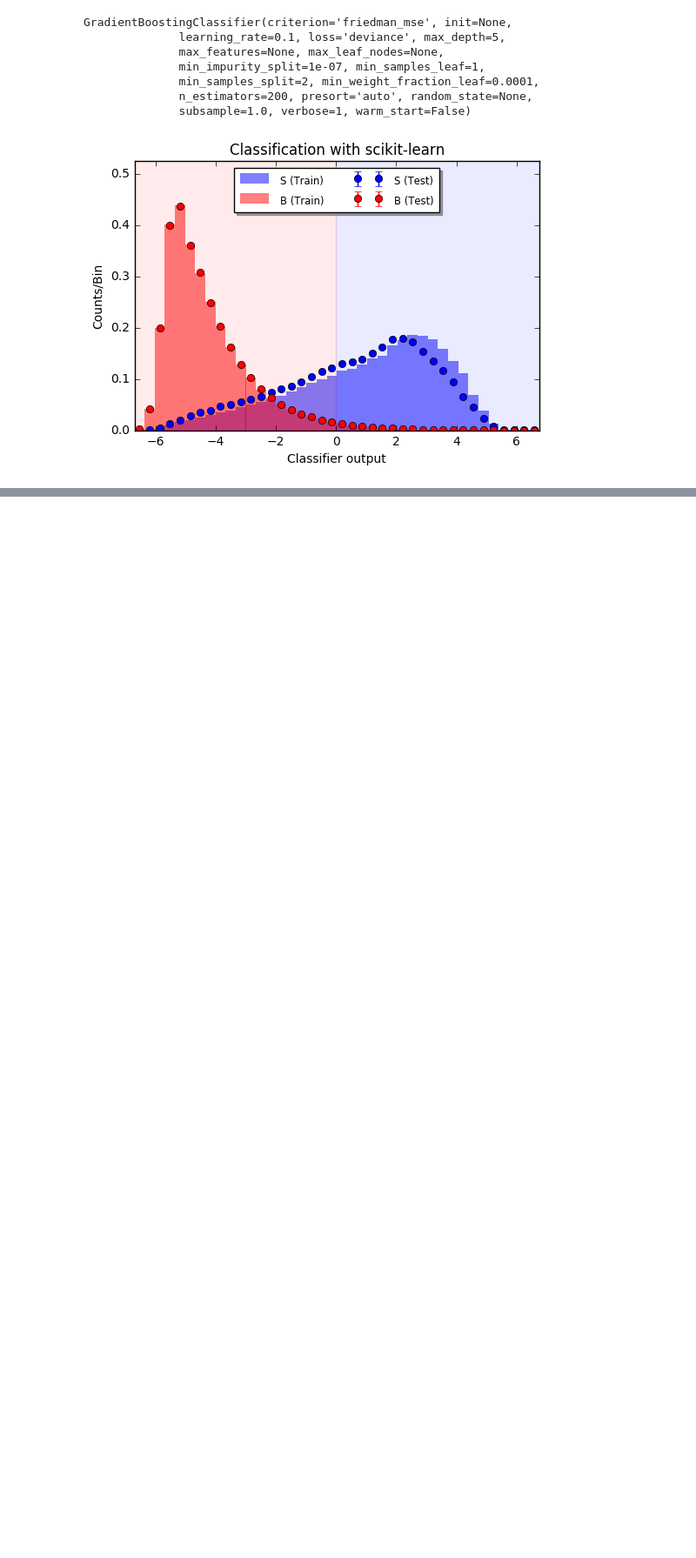
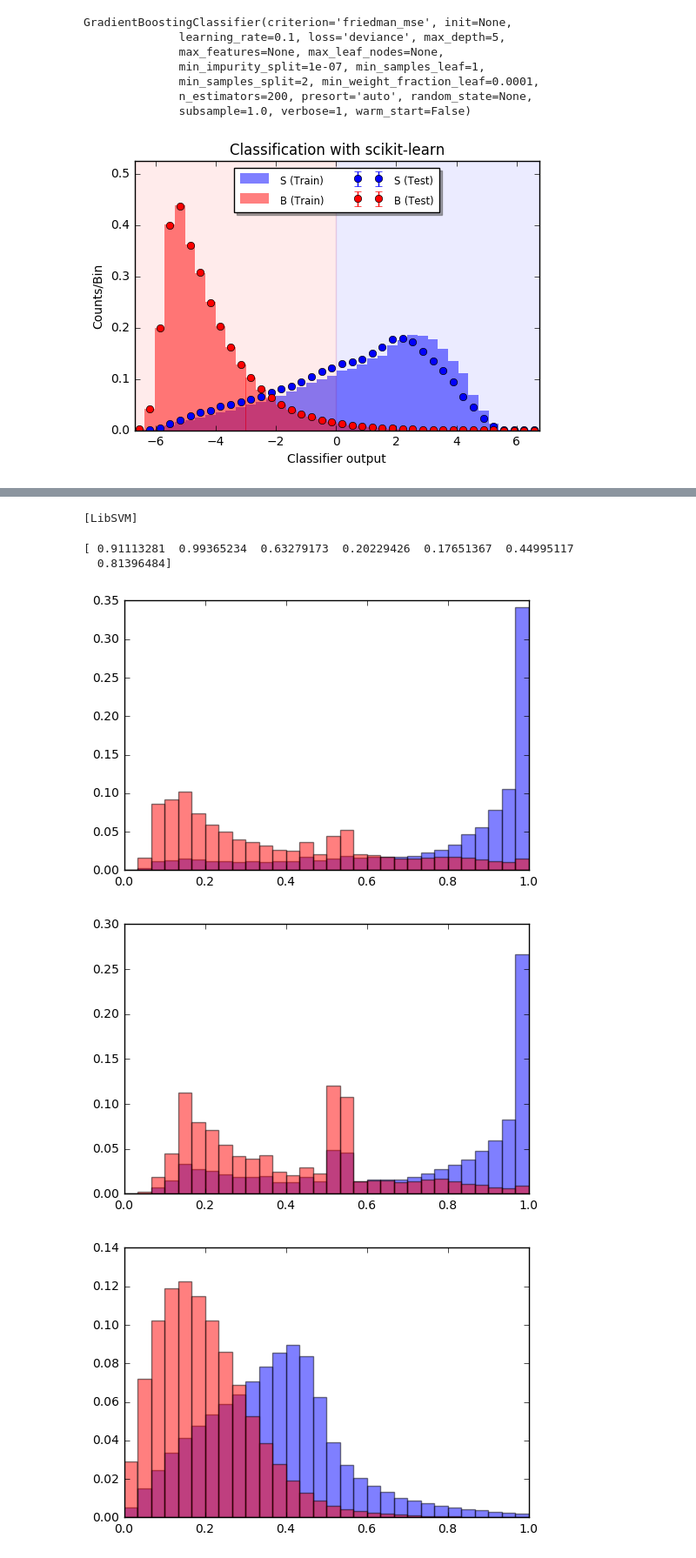
Before and after one commit to michelif/HHbbgg_ETH, a Jupyter notebook: Training/notebooks/trainMVAHHbbgg.ipynb, the cells around one changed output, grey strips where cells are left out. Shown: that part at 87% size. Saved outputs shown, nothing was run; the diff lists cells and outputs as text; code cells hidden in the pictures; blank space fills up the shorter version.

```diff
--- a/Training/notebooks/trainMVAHHbbgg.ipynb
+++ b/Training/notebooks/trainMVAHHbbgg.ipynb
@@ -171,6 +175,6 @@ print Y_pred_sig_test
 # %%
 from sklearn.svm import SVC
-clf =  SVC(C = 1.0, kernel = 'rbf',tol=0.01,gamma=0.005, verbose=1)
+clf =  SVC(kernel = 'rbf',tol=0.01, verbose=1)
 clf.fit(X_total_train,y_total_train)
 X_sig_train = utils.preprocessing.get_training_sample(pd.DataFrame(X_sig))
 X_bkg_train = utils.preprocessing.get_training_sample(pd.DataFrame(X_bkg))
@@ -186,3 +190,41 @@ Y_pred_bkg_test = clf.decision_function(X_bkg_test).ravel()
 utils.plotting.plot_classifier_output(clf,X_sig_train,X_bkg_train,X_sig_test,X_bkg_test)
 
 plt.show()
+# %% [output]
+[LibSVM]
+# %%
+####cell to test methods
+
+utils.preprocessing.adjust_and_compress(signal_df).to_hdf('/tmp/micheli/signal.hd5','sig',compression=9,complib='bzip2',mode='w')
+utils.preprocessing.adjust_and_compress(background_df).to_hdf('/tmp/micheli/background.hd5','bkg',compression=9,complib='bzip2',mode='w')
+
+utils.preprocessing.define_process_weight(signal_df,1,1)
+utils.preprocessing.define_process_weight(background_df,0,1)
+
+y_sig = signal_df[['proc']]
+y_bkg = background_df[['proc']]
+y_total_train = utils.preprocessing.get_total_training_sample(y_sig,y_bkg).ravel()
+
+
+X_sig= np.concatenate([signal_df[['leadingJet_bDis','subleadingJet_bDis']],
+                             np.divide(signal_df[['diphotonCandidate.Pt()']],signal_df[['diHiggsCandidate.M()']]),
+                             np.divide(signal_df[['dijetCandidate.Pt()']],signal_df[['diHiggsCandidate.M()']]),
+                             np.absolute(signal_df[['CosThetaStar_CS']]),
+                             np.absolute(signal_df[['CosTheta_bb']]),
+                             np.absolute(signal_df[['CosTheta_gg']])],
+                             axis=1)
+
+X_bkg = np.concatenate([background_df[['leadingJet_bDis','subleadingJet_bDis']],
+                             np.divide(background_df[['diphotonCandidate.Pt()']],background_df[['diHiggsCandidate.M()']]),
+                             np.divide(background_df[['dijetCandidate.Pt()']],background_df[['diHiggsCandidate.M()']]),
+                             np.absolute(background_df[['CosThetaStar_CS']]),
+                             np.absolute(background_df[['CosTheta_bb']]),
+                             np.absolute(background_df[['CosTheta_gg']])],
+                             axis=1)
+
+X_total_train = utils.preprocessing.get_total_training_sample(pd.DataFrame(X_sig),pd.DataFrame(X_bkg))
+
+print X_total_train
+# %% [output]
+[ 0.91113281  0.99365234  0.63279173  0.20229426  0.17651367  0.44995117
+  0.81396484]
@@ -188,0 +243,6 @@ plt.show()
+# %%
+utils.plotting.plot_input_variables(X_sig,X_bkg)
+# %% [output]
+[figure, added]
+[figure, added]
+[figure, added]
```
Also changed, not shown: parts of 6 cells of this notebook, 1 other file.
